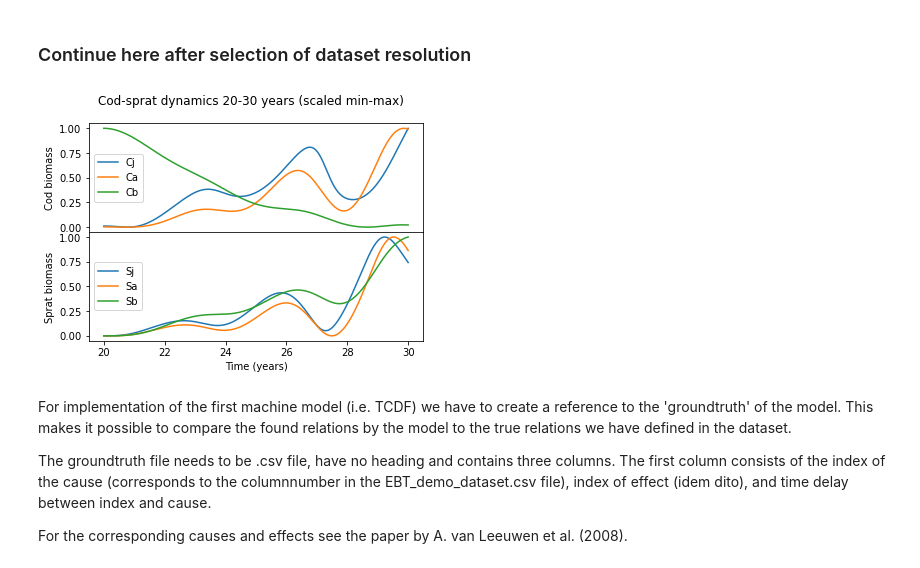
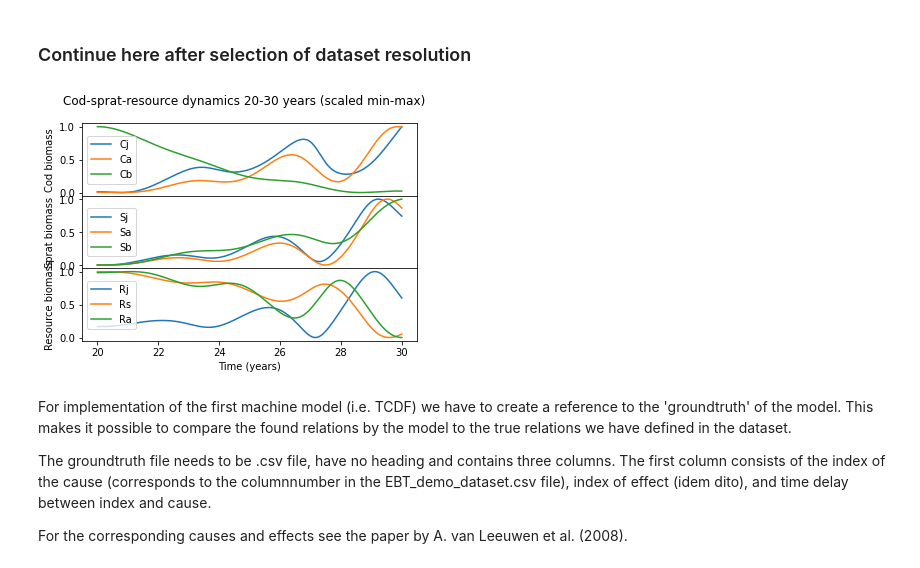
Before and after one commit to roosdraaijer/thesis, a Jupyter notebook: MSc Thesis 1.ipynb, the cells around one changed output. Saved outputs shown, nothing was run; the diff lists cells and outputs as text; code cells hidden in the pictures.

```diff
--- a/MSc Thesis 1.ipynb
+++ b/MSc Thesis 1.ipynb
@@ -416,39 +416,49 @@ demo_ebt_scaled.head(-10)
 # %% [markdown]
 ### Continue here after selection of dataset resolution
 # %%
-# Visualize scaled data
-%matplotlib inline
-import matplotlib.pyplot as plt
-import matplotlib.lines as lines
+# Define function for visualisation of scaled data
 
-# Select data to be visualized
-cod = demo_ebt_scaled[['Cj', 'Ca', 'Cb']]
-sprat = demo_ebt_scaled[['Sj', 'Sa', 'Sb']]
-demo_ebt_scaled['Time'] = np.linspace(20, 30, len(demo_ebt_scaled))
-time = demo_ebt_scaled['Time']
+def visualise_scaled(ebt_scaled, years):
+    # Select data to be visualized
+    cod = ebt_scaled[['Cj', 'Ca', 'Cb']]
+    sprat = ebt_scaled[['Sj', 'Sa', 'Sb']]
+    resource = ebt_scaled[['Rj', 'Rs', 'Ra']]
+    ebt_scaled['Time'] = np.linspace(years[0], years[1], len(ebt_scaled))
+    time = ebt_scaled['Time']
 
-# Set subplot figure defaults
-fig, [cod_plt, sprat_plt] = plt.subplots(2, 1, sharex = True)
-fig.subplots_adjust(hspace = 0)
-fig.suptitle('Cod-sprat dynamics 20-30 years (scaled min-max)')
+    # Set subplot figure defaults
+    fig, [cod_plt, sprat_plt, resource_plt] = plt.subplots(3, 1, sharex = True)
+    fig.subplots_adjust(hspace = 0)
+    fig.suptitle('Cod-sprat-resource dynamics {start}-{stop} years (scaled min-max)'.format(start=years[0],stop=years[1]))
 
-# Set labels for shared x-axis and individual y-axes
-cod_plt.set(ylabel = 'Cod biomass')
-sprat_plt.set(ylabel = 'Sprat biomass')
-plt.xlabel('Time (years)')
+    # Set labels for shared x-axis and individual y-axes
+    cod_plt.set(ylabel = 'Cod biomass')
+    sprat_plt.set(ylabel = 'Sprat biomass')
+    resource_plt.set(ylabel = 'Resource biomass')
+    plt.xlabel('Time (years)')
 
-# Visualize data
-cod_plt.plot(time, cod)
-sprat_plt.plot(time, sprat)
+    # Visualize data
+    cod_plt.plot(time, cod)
+    sprat_plt.plot(time, sprat)
+    resource_plt.plot(time, resource)
 
-# Add legends
-cod_plt.legend(['Cj', 'Ca', 'Cb'], loc = 'center left')
-sprat_plt.legend(['Sj', 'Sa', 'Sb'], loc = 'center left')
+    # Add legends
+    cod_plt.legend(['Cj', 'Ca', 'Cb'], loc = 'center left')
+    sprat_plt.legend(['Sj', 'Sa', 'Sb'], loc = 'center left')
+    resource_plt.legend(['Rj', 'Rs', 'Ra'], loc = 'center left')
 
-# Remove Time column
-demo_ebt_scaled.drop(['Time'], axis = 1, inplace = True)
+    # Remove Time column
+    ebt_scaled.drop(['Time'], axis = 1, inplace = True)
-# %% [output]
-[figure, removed]
+# %%
+# Visualize scaled data
+%matplotlib inline
+import matplotlib.pyplot as plt
+import matplotlib.lines as lines
+
+# Plot scaled data
+visualise_scaled(demo_ebt_scaled, [20,30])
+# %% [output]
+[figure, added]
 # %%
 # Create file path for new file
 DemoEBTScaled_path = os.path.join(TCDFdata_path, 'EBT_demo_dataset.csv')
```
Also changed, not shown: parts of 72 cells of this notebook, 10 other files.
